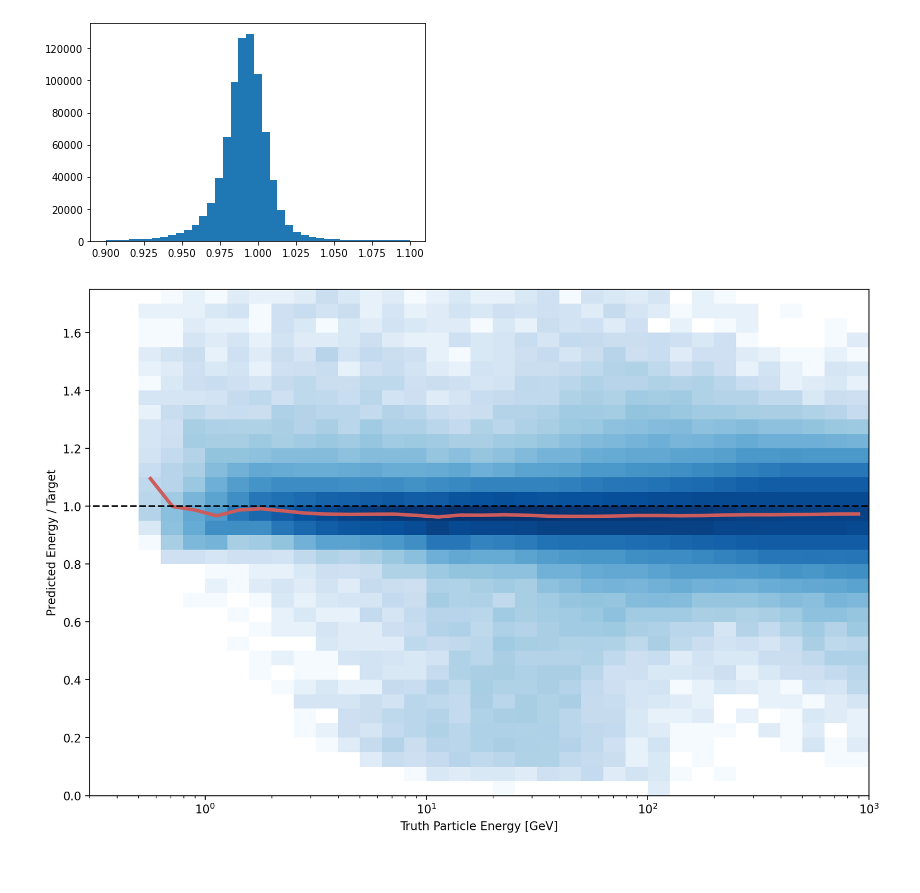
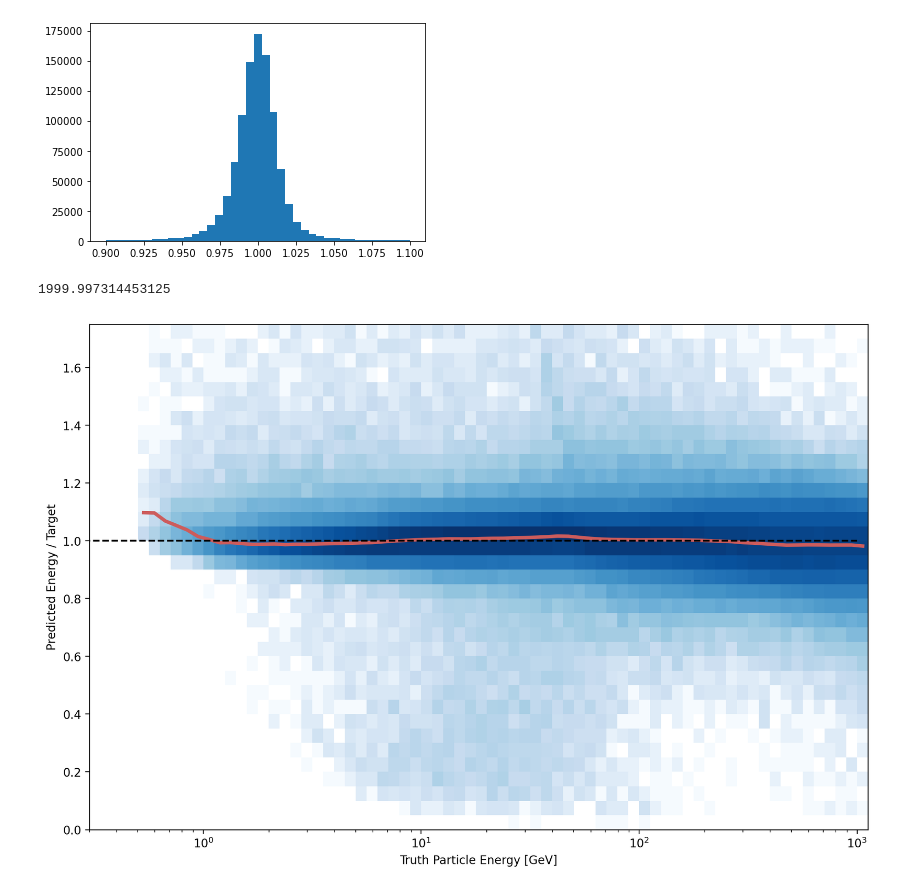
Before and after one commit to atlas-calo-ml/gn4pions_eastbay, a Jupyter notebook: simple_regression_model.ipynb, the cells around one changed output. Drawn from its saved outputs; the diff is of its cells as text; code cells hidden in the pictures.

Commit message:
Plotting updates for PUB note

```diff
--- a/simple_regression_model.ipynb
+++ b/simple_regression_model.ipynb
@@ -140,6 +114,7 @@ test_y = test['log10_truth_particle_e'].values
 ### Normalize the inputs
 sc = StandardScaler()
 train_x = sc.fit_transform(train_x)
+val_x = sc.transform(val_x)
 test_x = sc.transform(test_x)
 # %%
 plt.hist(train_x[:,0], bins=30);
@@ -186,6 +161,8 @@ _________________________________________________________________
 history = model.fit(
     train_x,
     train_y,
-    validation_split=0.2,
-    verbose=1, epochs=5)
+    validation_data=(val_x, val_y),
+#     validation_split=0.2,
+    batch_size=32,
+    verbose=1, epochs=10)
 # %% [output]
@@ -203,0 +188,5 @@ Wall time: 14min 36s
+# %%
+### Load data
+files = glob.glob("../data/onetrack_multicluster/pion_files/*.npy")
+test = pd.concat([pd.DataFrame(np.load(file, allow_pickle=True).item()) for file in tqdm(files[400:415])])
+print("Testing dataframe has {:,} events.".format(test.shape[0]))
@@ -203,0 +195,2 @@ Wall time: 14min 36s
+# %%
+df_test = process(test)
@@ -204,19 +261,23 @@ Wall time: 14min 36s
 # %%
 ### Evaluate performance on test set
-test['nn_output'] = model.predict(test_x)
-plt.hist(test.nn_output/test.log10_truth_particle_e, bins=np.linspace(0.9,1.1,40));
+df_test['nn_output'] = model.predict(test_x)
+plt.hist(df_test.nn_output/df_test.log10_truth_particle_e, bins=np.linspace(0.9,1.1,40));
 # %% [output]
-[figure, old version]
+[figure, new version]
+# %%
+df_test.truth_particle_e.max()
+# %% [output]
+1999.997314453125
 # %%
 ### Response median plot
 import scipy.stats as stats
 from matplotlib.colors import ListedColormap
 from matplotlib.colors import LogNorm
 
-x = test.truth_particle_e
-y = 10**test.nn_output/test.truth_particle_e
+x = df_test.truth_particle_e
+y = (10**df_test.nn_output)/x
 
-xbin = [10**exp for exp in np.arange(-1., 3.1, 0.1)]
+xbin = [10**exp for exp in np.arange(-1., 3.1, 0.05)]
 ybin = np.arange(0., 3.1, 0.05)
 xcenter = [(xbin[i] + xbin[i+1]) / 2 for i in range(len(xbin)-1)]
 profileXMed = stats.binned_statistic(
@@ -233,9 +294,9 @@ plt.ylim(0, 1.75)
 plt.xlim(0.3, )
 plt.xlabel('Truth Particle Energy [GeV]')
 plt.ylabel('Predicted Energy / Target');
-np.savez('pub_note_results/response_median_dnn.npz', response_median=profileXMed, xcenter=xcenter)
+# np.savez('pub_note_results/response_medians_dnn_2.npz', response_median=profileXMed, xcenter=xcenter)
 # %% [output]
-[figure, old version]
+[figure, new version]
 # %%
 ### IQR plot
 
```
Also changed, not shown: parts of 26 cells of this notebook, 3 other files.
